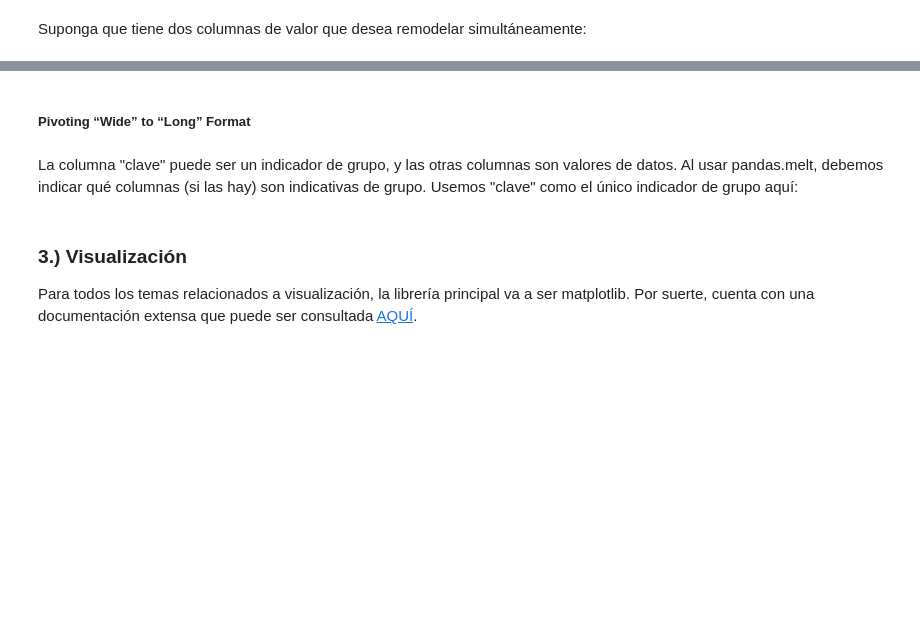
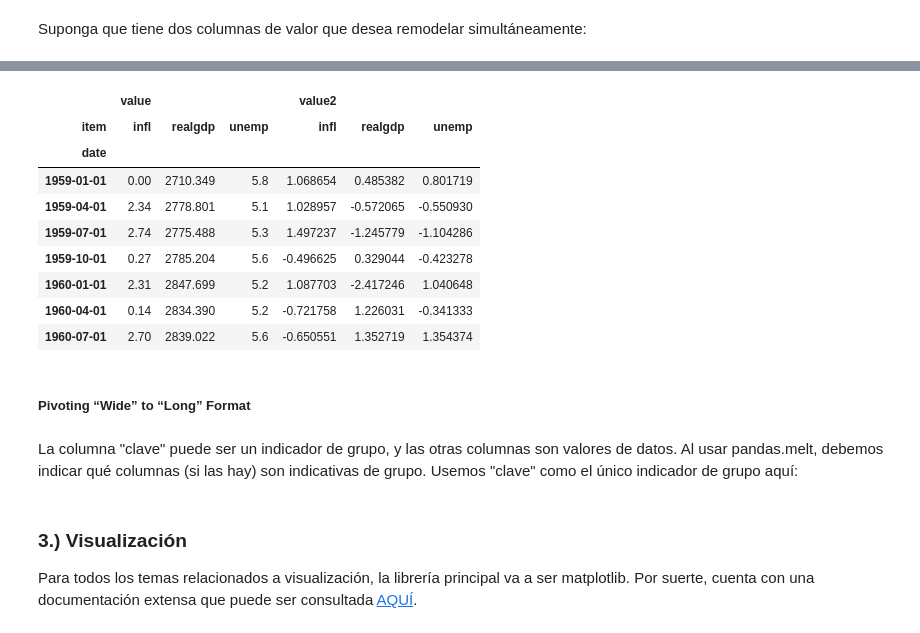
Before and after one commit to JuanAcevedoEcon/Data-Analysis-and-Intro-to-ML, a Jupyter notebook: Session 5/Sesión 5 (Análisis de datos - Visualización).ipynb, the cells around one changed output, grey strips where cells are left out. Drawn from its saved outputs; the diff is of its cells as text; code cells hidden in the pictures; blank space fills up the shorter version.

```diff
--- a/Session 5/Sesión 5 (Análisis de datos - Visualización).ipynb
+++ b/Session 5/Sesión 5 (Análisis de datos - Visualización).ipynb
@@ -189,6 +580,17 @@ pivoted["value"][:5]
 # %%
-unstacked = ldata.set_index(["date", "item"])._________
+unstacked = ldata.set_index(["date", "item"]).unstack("item")
 unstacked[:7]
+# %% [output]
+|  | value |  |  | value2 |  |  |
+| item | infl | realgdp | unemp | infl | realgdp | unemp |
+| date |  |  |  |  |  |  |
+| 1959-01-01 | 0.00 | 2710.349 | 5.8 | 1.068654 | 0.485382 | 0.801719 |
+| 1959-04-01 | 2.34 | 2778.801 | 5.1 | 1.028957 | -0.572065 | -0.550930 |
+| 1959-07-01 | 2.74 | 2775.488 | 5.3 | 1.497237 | -1.245779 | -1.104286 |
+| 1959-10-01 | 0.27 | 2785.204 | 5.6 | -0.496625 | 0.329044 | -0.423278 |
+| 1960-01-01 | 2.31 | 2847.699 | 5.2 | 1.087703 | -2.417246 | 1.040648 |
+| 1960-04-01 | 0.14 | 2834.390 | 5.2 | -0.721758 | 1.226031 | -0.341333 |
+| 1960-07-01 | 2.70 | 2839.022 | 5.6 | -0.650551 | 1.352719 | 1.354374 |
 # %% [markdown]
 ##### Pivoting “Wide” to “Long” Format
 # %%
```
Also changed, not shown: parts of 55 cells of this notebook, 1 other file.
